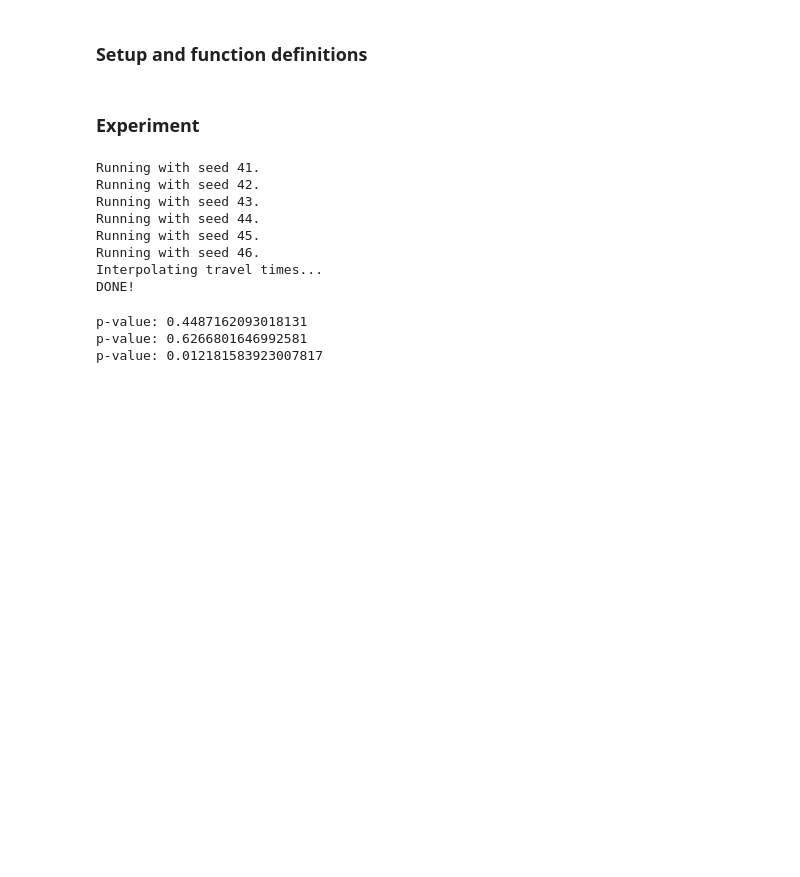
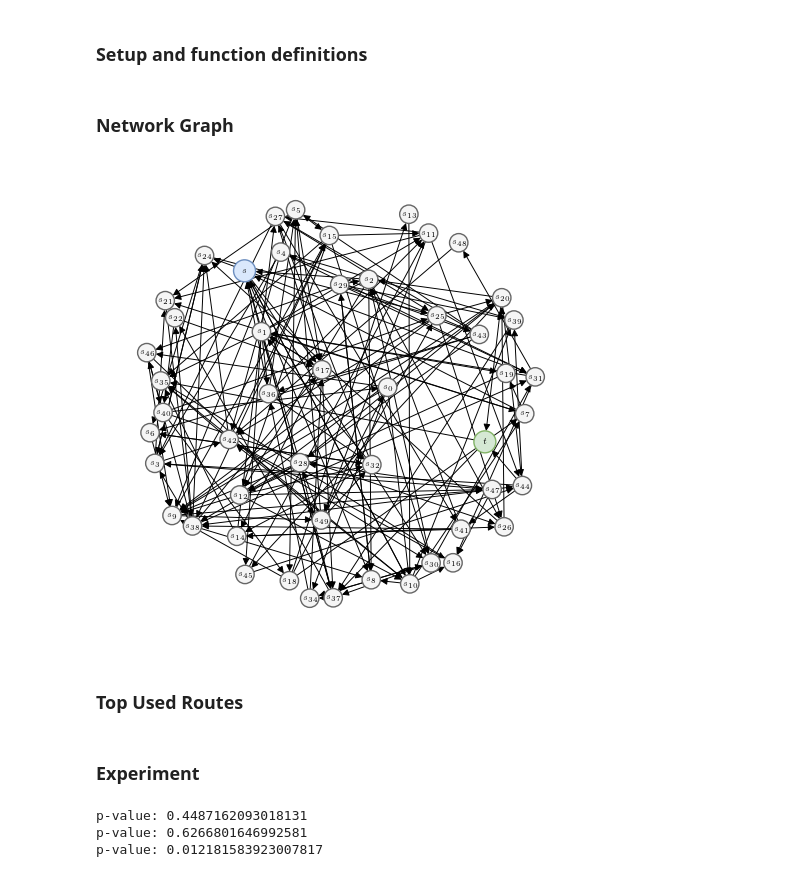
Before and after one commit to michoest/aamas-2024, a Jupyter notebook: src/traffic/v4/experiments/gnp/gnp.ipynb, the cells around one changed output. Drawn from its saved outputs; the diff is of its cells as text; code cells hidden in the pictures; blank space fills up the shorter version.

Commit message:
G(n,p) network plots

```diff
--- a/src/traffic/v4/experiments/gnp/gnp.ipynb
+++ b/src/traffic/v4/experiments/gnp/gnp.ipynb
@@ -34,7 +34,7 @@ def create_random_gnp_graph(number_of_nodes, p, latency_generator, *, seed=42):
 
     nx.set_node_attributes(
         network,
-        nx.circular_layout(network, dim=3, scale=10),
+        nx.spring_layout(network, k=1.75, seed=102),
         "position",
     )
 
@@ -68,0 +81,49 @@ TOLLING_COLOR = 'darkred'
+# %% [markdown]
+### Network Graph
+# %%
+network = create_random_gnp_graph(number_of_nodes=number_of_nodes, p=p,
+                                      latency_generator=UniformLatencyGenerator(a_min=3, a_max=4, b_min=2, b_max=3, c_min=1, c_max=3),
+                                      seed=46)
+
+color_map = []
+edge_colors = []
+labels = {}
+node_sizes = []
+for i, node in enumerate(network):
+    if node == 33:
+        color_map.append('#D5E8D4')
+        edge_colors.append('#82B366')
+        node_sizes.append(250)
+        labels[node] = r"$t$"
+    elif node == 23:
+        color_map.append('#DAE8FC')
+        edge_colors.append('#6C8EBF')
+        node_sizes.append(250)
+        labels[node] = r"$s$"
+    else:
+        color_map.append('#F5F5F5')
+        edge_colors.append('#666666')
+        node_sizes.append(175)
+        labels[node] = fr"$s_{{{i}}}$"
+
+fig, ax = plt.subplots()
+ax.figure.set_size_inches(5, 5)
+nx.draw(
+    network,
+    ax=ax,
+    pos=nx.get_node_attributes(network, "position"),
+    labels=labels,
+    font_size=6,
+    edgelist=[(v, w) for v, w in network.edges if v != w],
+    node_size=node_sizes,
+    width=0.7,
+    node_color=color_map,
+    edgecolors=edge_colors
+)
+
+plt.tight_layout()
+ax.get_figure().savefig('network.pdf', dpi=300)
+# %% [output]
+[figure, added]
+# %% [markdown]
+### Top Used Routes
@@ -69,13 +178,6 @@ TOLLING_COLOR = 'darkred'
 # %% [markdown]
 ### Experiment
 # %%
-number_of_nodes = 50
-p = 0.070711
-car_seeds = [41, 42, 43, 44, 45, 46]
-number_of_steps = 10000
-values_of_money = [0, 1, 2, 5]
-car_counts = {(23, 33): 38}
-
 results = []
 unrestricted_car_travel_times = pd.DataFrame(columns=['step', 'seed', 'travel_time'])
 restricted_car_travel_times = pd.DataFrame(columns=['step', 'seed', 'travel_time', 'improvement'])
@@ -91,6 +193,9 @@ for seed in car_seeds:
     change_value_of_money(cars, values_of_money, seed=seed)
     model = TrafficModel(network, cars, seed=seed)
     step_stats_unrestricted, car_stats_unrestricted = model.run_sequentially(number_of_steps, show_progress=False)
+    print([node for route in list(
+        car_stats_unrestricted.groupby('route').count().sort_values(by=['step'], ascending=False).head(10).index
+    ) for node in route])
 
     grouped_car_stats = car_stats_unrestricted[['step', 'travel_time']]\
         .groupby('step').mean().expanding().mean().reset_index()
@@ -173,15 +278,6 @@ restricted_car_travel_times = interpolate_travel_times(restricted_car_travel_tim
 tolling_car_travel_times = interpolate_travel_times(tolling_car_travel_times)
 total_cost_car_travel_times = interpolate_travel_times(total_cost_car_travel_times)
 print('DONE!')
-# %% [output]
-Running with seed 41.
-Running with seed 42.
-Running with seed 43.
-Running with seed 44.
-Running with seed 45.
-Running with seed 46.
-Interpolating travel times...
-DONE!
 # %%
 df = results[['scenario', 0, 1, 2, 5]].groupby('scenario')
 df_mean = df.mean().drop(['Tolling (incl. tolls)'], axis='index')
```
Also changed, not shown: parts of 4 cells of this notebook, 2 other files.
